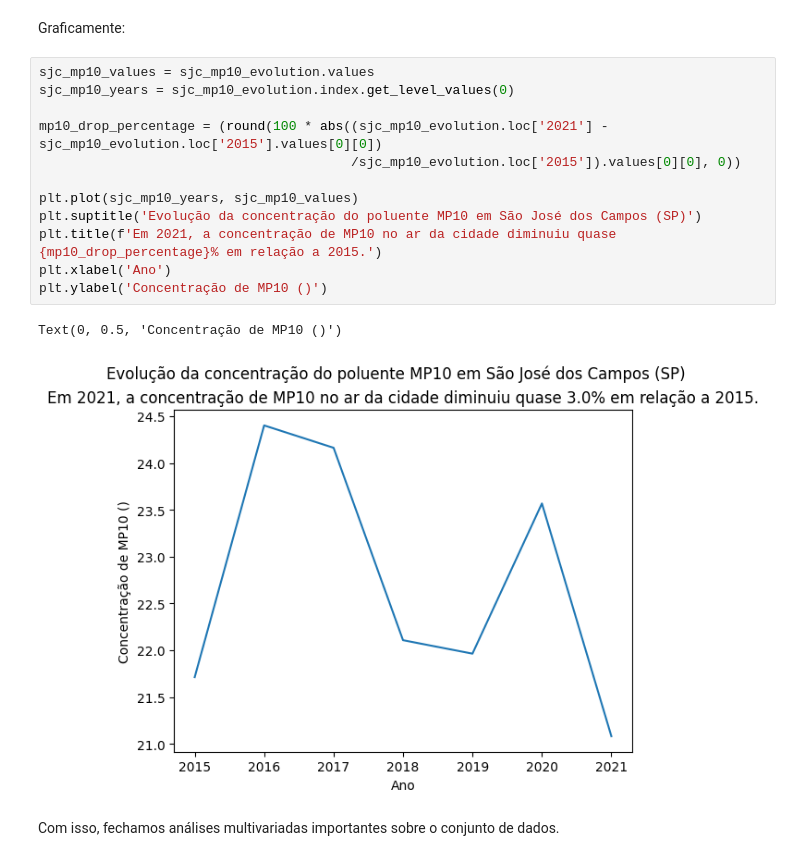
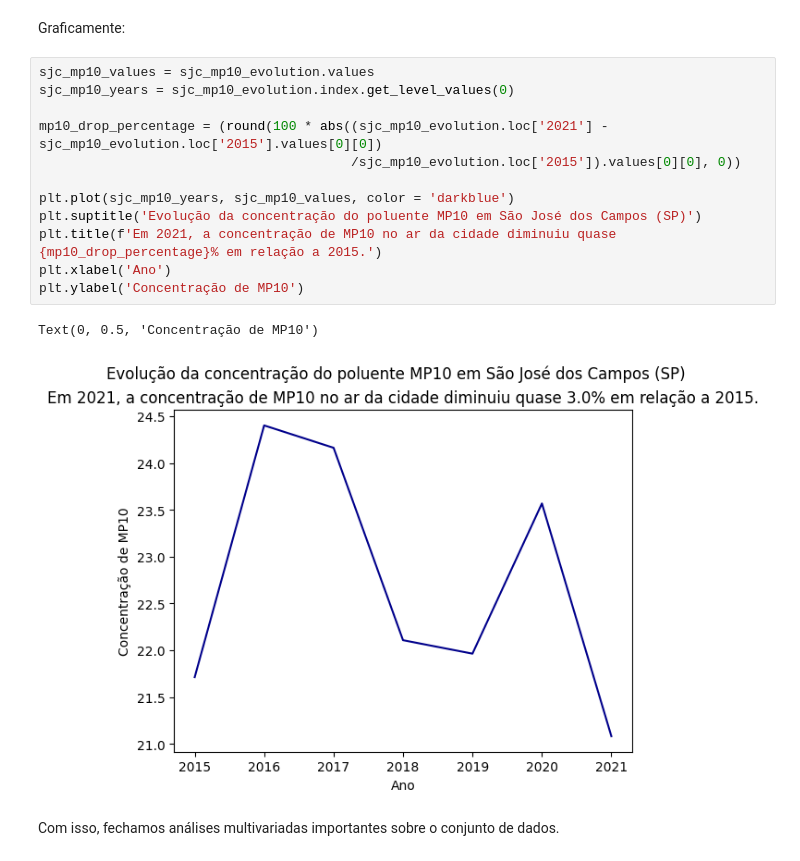
Before and after one commit to Samirnunes/data-science, a Jupyter notebook: eda_air_pollution_sao_paulo.ipynb, the cells around one changed output. Drawn from its saved outputs; the diff is of its cells as text.

Commit message:
plot color change and ylabel correction

```diff
--- a/eda_air_pollution_sao_paulo.ipynb
+++ b/eda_air_pollution_sao_paulo.ipynb
@@ -1025,18 +1025,18 @@ Graficamente:
 # %%
 sjc_mp10_values = sjc_mp10_evolution.values
 sjc_mp10_years = sjc_mp10_evolution.index.get_level_values(0)
 
 mp10_drop_percentage = (round(100 * abs((sjc_mp10_evolution.loc['2021'] - sjc_mp10_evolution.loc['2015'].values[0][0])
                                         /sjc_mp10_evolution.loc['2015']).values[0][0], 0))
 
-plt.plot(sjc_mp10_years, sjc_mp10_values)
+plt.plot(sjc_mp10_years, sjc_mp10_values, color = 'darkblue')
 plt.suptitle('Evolução da concentração do poluente MP10 em São José dos Campos (SP)')
 plt.title(f'Em 2021, a concentração de MP10 no ar da cidade diminuiu quase {mp10_drop_percentage}% em relação a 2015.')
 plt.xlabel('Ano')
-plt.ylabel('Concentração de MP10 ()')
+plt.ylabel('Concentração de MP10')
 # %% [output]
-Text(0, 0.5, 'Concentração de MP10 ()')
+Text(0, 0.5, 'Concentração de MP10')
-[figure, old version]
+[figure, new version]
 # %% [markdown]
 Com isso, fechamos análises multivariadas importantes sobre o conjunto de dados.
 # %% [markdown]
```
